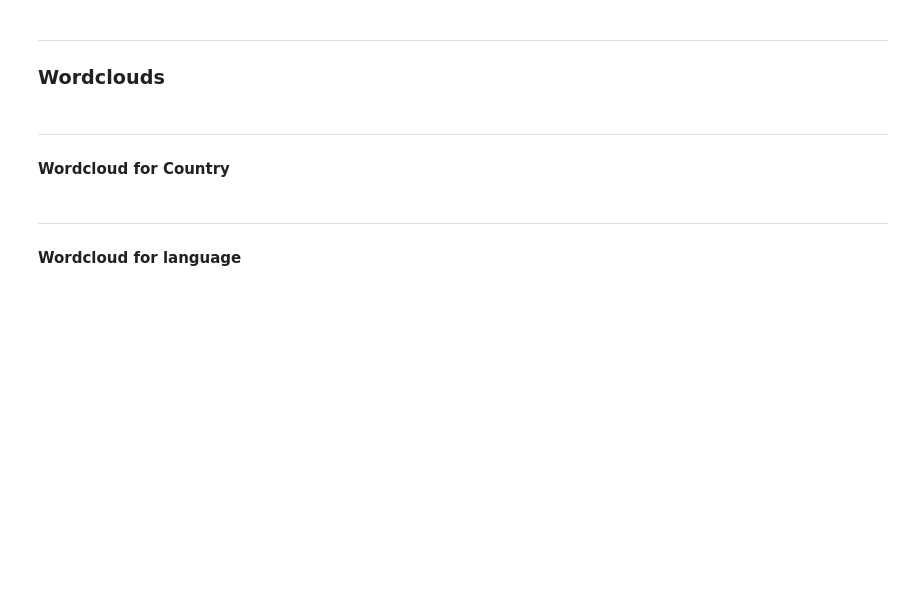
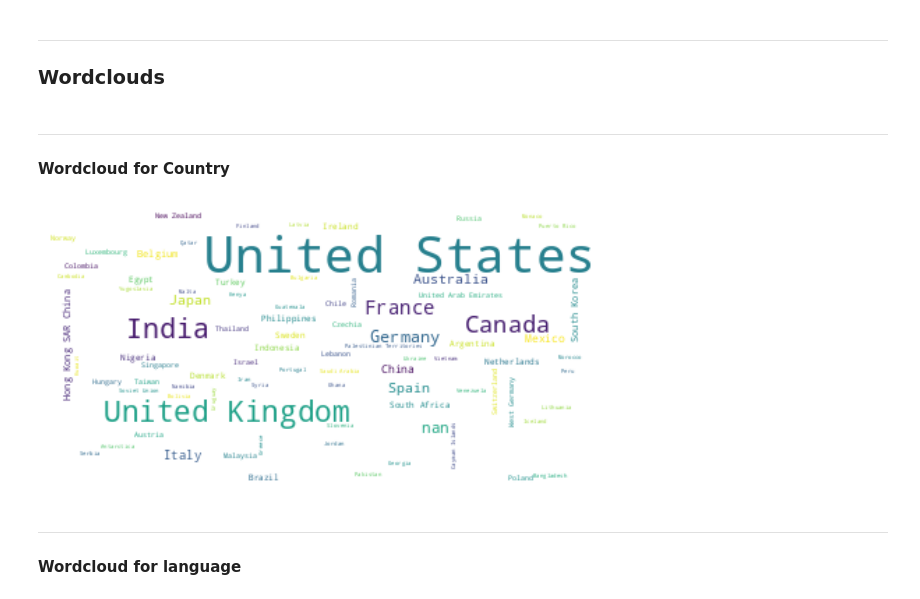
Before and after one commit to IronMan2483/streaming_movies, a Jupyter notebook: notebook/notebook_streaming.ipynb, the cells around one changed output. Drawn from its saved outputs; the diff is of its cells as text; code cells hidden in the pictures; blank space fills up the shorter version.

```diff
--- a/notebook/notebook_streaming.ipynb
+++ b/notebook/notebook_streaming.ipynb
@@ -149,3 +149,5 @@ movies
 | 9513 | 9514 | Hunt for the Abominable Snowman | 2011 | NaN | NaN | 10/100 | 0 | 0 | 0 | 1 | ... |
 | 9514 | 9515 | Women of Impact: Changing the World | 2019 | 7+ | NaN | 10/100 | 0 | 0 | 0 | 1 | ... |
 9515 rows × 21 columns
+# %%
+movies['Language']=movies["Language"].apply(str)
@@ -225,6 +212,8 @@ plt.yticks(np.arange(0, 4500,500),fontsize=20)
 # %%
 # dropping null value columns to avoid errors
 movies['Country'].dropna(inplace = True)
+# %%
+movies['Country']=movies["Country"].apply(str)
 # %%
 # new data frame with split value columns
 new_c = movies["Country"].str.split(",", n = 7, expand = True)
@@ -404,3 +315,32 @@ plt.show()
+# %%
+counts = dict()
+def word_count(str:str, counts:dict) -> dict:
+    words = str.split(',')
+
+    for word in words:
+        if word in counts:
+            counts[word] += 1
+        else:
+            counts[word] = 1
+
+    return counts
+
+for items in movies['Country'].iteritems():
+    word_count(items[1], counts)
+
+def makeImage(text):
+    wc = WordCloud(background_color="white")
+    # generate word cloud
+    wc.generate_from_frequencies(text)
+    # show
+    plt.figure(figsize=(10,6))
+    plt.imshow(wc, interpolation="bilinear")
+    plt.axis("off")
+    plt.show()
+
+makeImage(counts)
+# %% [output]
+[figure, added]
 # %% [markdown]
 ---
 
```
Also changed, not shown: parts of 14 cells of this notebook.
